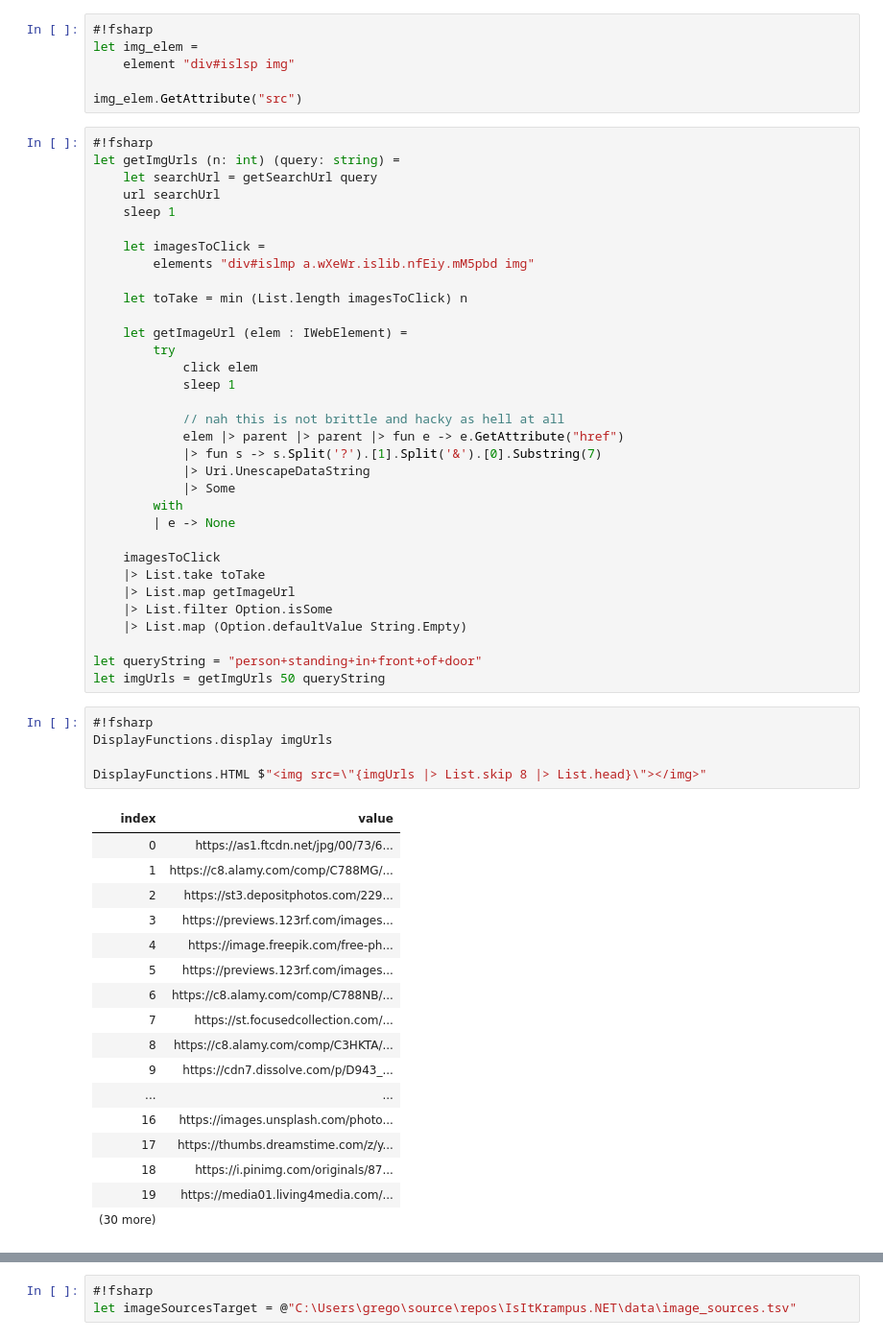
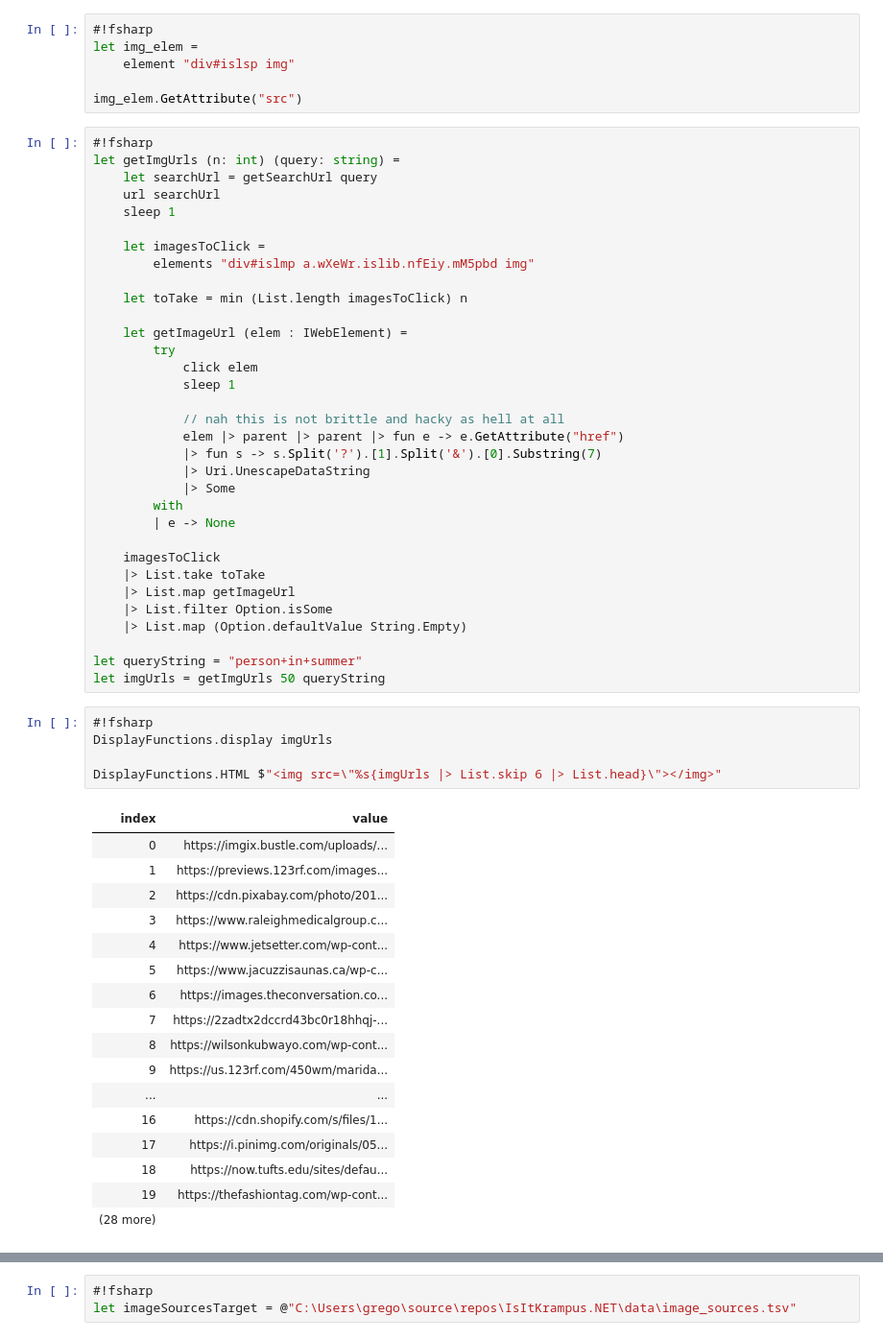
Before and after one commit to WalternativE/IsItKrampus.NET, a Jupyter notebook: notebooks/DataCollection.ipynb, the cells around one changed output, grey strips where cells are left out. Shown at 96% size. Saved outputs shown, nothing was run; the diff lists cells and outputs as text.

```diff
--- a/notebooks/DataCollection.ipynb
+++ b/notebooks/DataCollection.ipynb
@@ -70,31 +70,31 @@ let getImgUrls (n: int) (query: string) =
     |> List.filter Option.isSome
     |> List.map (Option.defaultValue String.Empty)
 
-let queryString = "person+standing+in+front+of+door"
+let queryString = "person+in+summer"
 let imgUrls = getImgUrls 50 queryString
 # %%
 #!fsharp
 DisplayFunctions.display imgUrls
 
-DisplayFunctions.HTML $"<img src=\"{imgUrls |> List.skip 8 |> List.head}\"></img>"
+DisplayFunctions.HTML $"<img src=\"%s{imgUrls |> List.skip 6 |> List.head}\"></img>"
 # %% [output]
 | index | value |
-| 0 | https://as1.ftcdn.net/jpg/00/73/6... |
-| 1 | https://c8.alamy.com/comp/C788MG/... |
-| 2 | https://st3.depositphotos.com/229... |
-| 3 | https://previews.123rf.com/images... |
-| 4 | https://image.freepik.com/free-ph... |
-| 5 | https://previews.123rf.com/images... |
-| 6 | https://c8.alamy.com/comp/C788NB/... |
-| 7 | https://st.focusedcollection.com/... |
-| 8 | https://c8.alamy.com/comp/C3HKTA/... |
-| 9 | https://cdn7.dissolve.com/p/D943_... |
+| 0 | https://imgix.bustle.com/uploads/... |
+| 1 | https://previews.123rf.com/images... |
+| 2 | https://cdn.pixabay.com/photo/201... |
+| 3 | https://www.raleighmedicalgroup.c... |
+| 4 | https://www.jetsetter.com/wp-cont... |
+| 5 | https://www.jacuzzisaunas.ca/wp-c... |
+| 6 | https://images.theconversation.co... |
+| 7 | https://2zadtx2dccrd43bc0r18hhqj-... |
+| 8 | https://wilsonkubwayo.com/wp-cont... |
+| 9 | https://us.123rf.com/450wm/marida... |
 | ... | ... |
-| 16 | https://images.unsplash.com/photo... |
-| 17 | https://thumbs.dreamstime.com/z/y... |
-| 18 | https://i.pinimg.com/originals/87... |
-| 19 | https://media01.living4media.com/... |
-| (30 more) |  |
+| 16 | https://cdn.shopify.com/s/files/1... |
+| 17 | https://i.pinimg.com/originals/05... |
+| 18 | https://now.tufts.edu/sites/defau... |
+| 19 | https://thefashiontag.com/wp-cont... |
+| (28 more) |  |
 [interactive output not drawn]
 # %%
 #!fsharp
```
Also changed, not shown: parts of 1 cell of this notebook, 12 other files.
